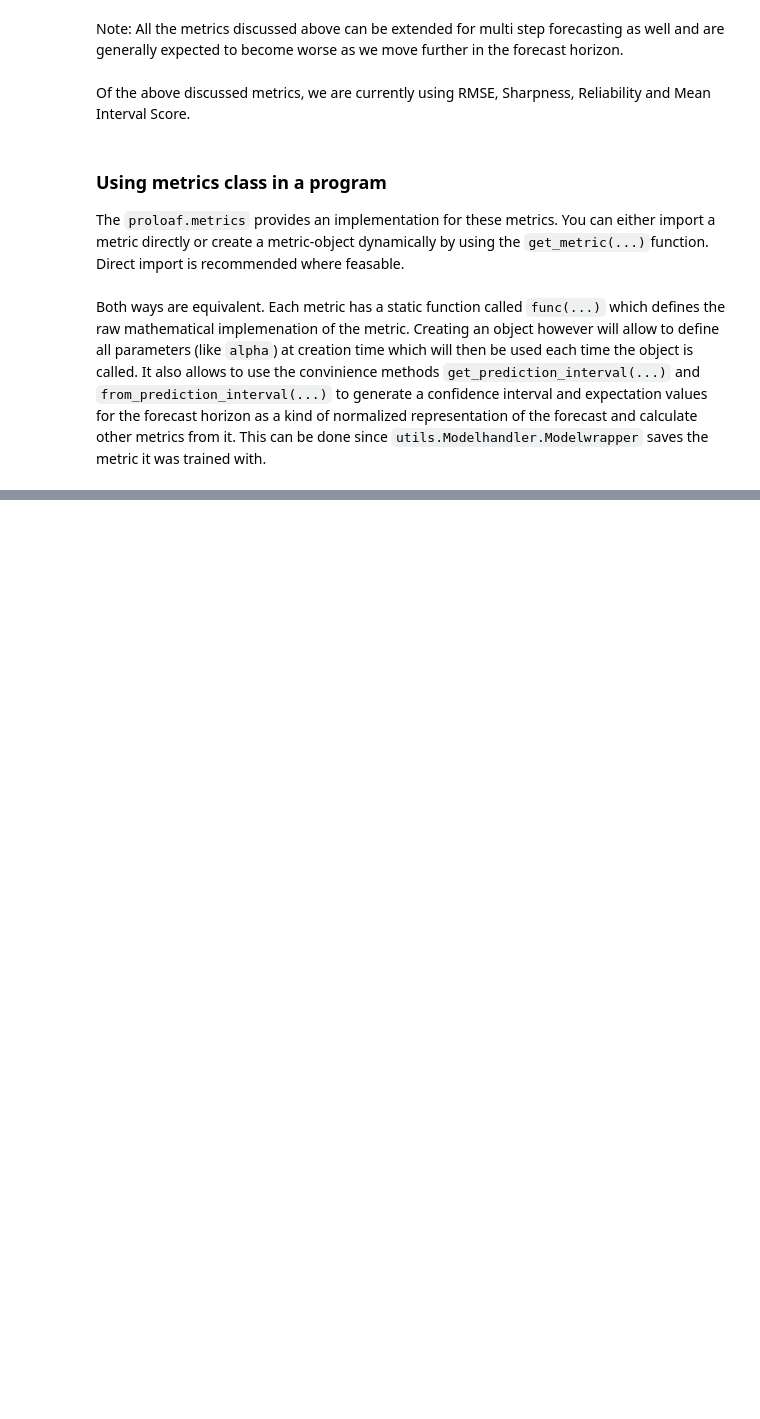
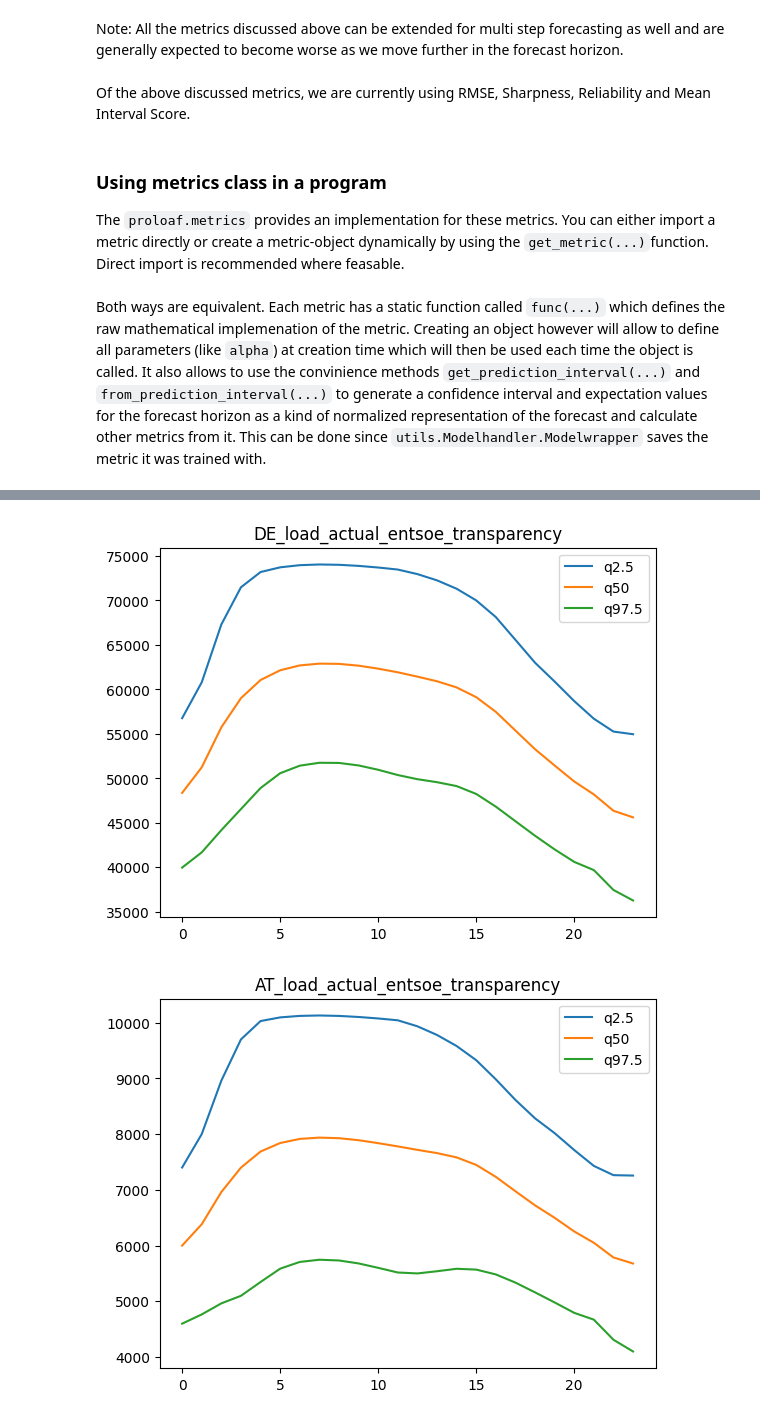
Before and after one commit to sogno-platform/proloaf, a Jupyter notebook: notebooks/A User Guide on the ProLoaF Forecast Performance Metrics.ipynb, the cells around one changed output, grey strips where cells are left out. Drawn from its saved outputs; the diff is of its cells as text; code cells hidden in the pictures; blank space fills up the shorter version.

```diff
--- a/notebooks/A User Guide on the ProLoaF Forecast Performance Metrics.ipynb
+++ b/notebooks/A User Guide on the ProLoaF Forecast Performance Metrics.ipynb
@@ -370,0 +326,15 @@ tensor([[0.7956, 0.7294, 0.6892, 0.6869, 0.6968, 0.7091, 0.7328, 0.7442, 0.7595,
+# %%
+from matplotlib import pyplot as plt
+
+np_pred = quant_pred.detach().squeeze().numpy()
+for n_feat, feat in enumerate(model.target_id):
+    plt.figure(n_feat)
+    plt.title(feat)
+    np_pred[:,n_feat,:] = model.scalers.manual_inverse_transform(np_pred[:,n_feat,:], scale_as=feat)
+    plt.plot(np_pred[:,n_feat,0], label="q2.5")
+    plt.plot(np_pred[:,n_feat,1], label="q50")
+    plt.plot(np_pred[:,n_feat,2], label="q97.5")
+    plt.legend()
+# %% [output]
+[figure, added]
+[figure, added]
```
Also changed, not shown: parts of 4 cells of this notebook.
